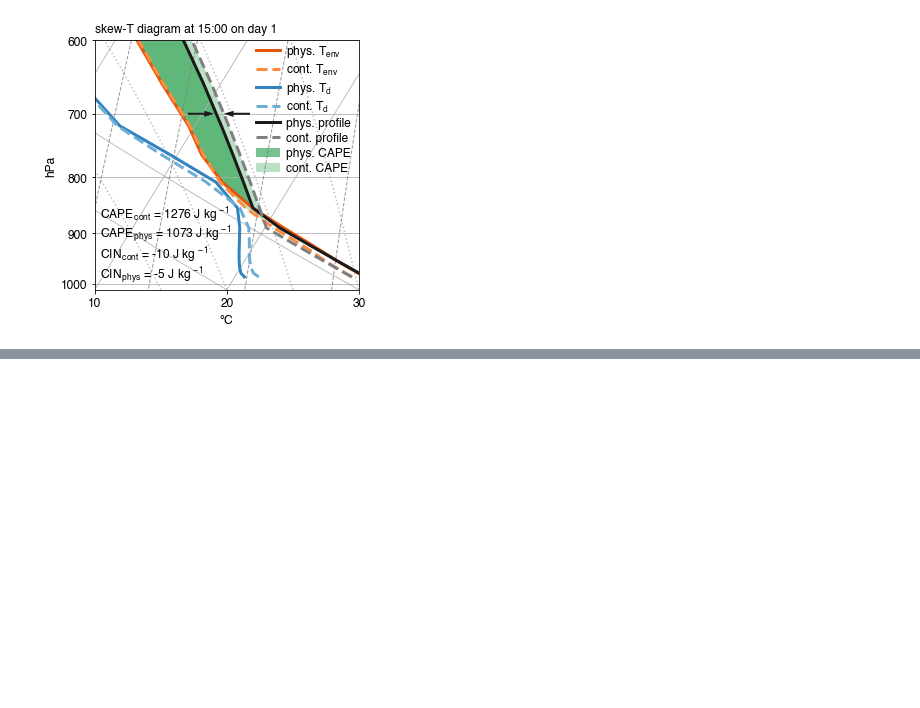
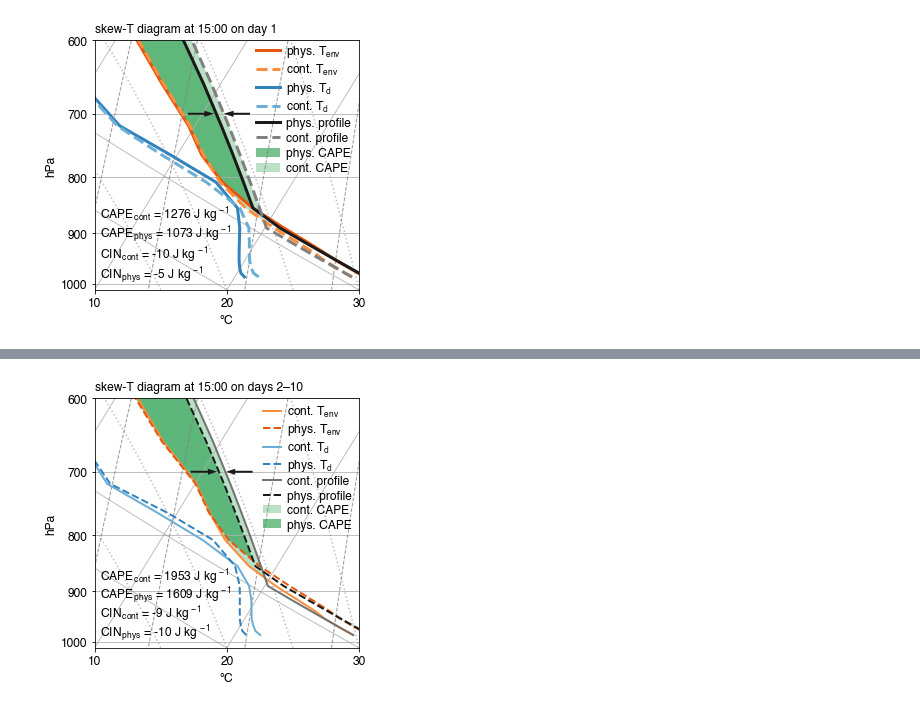
Before and after one commit to bairdlangenbrunner/amazon-phys-response-paper, a Jupyter notebook: scripts/MAIN_figure06_skewT_diagram.ipynb, the cells around one changed output, grey strips where cells are left out. Cells and saved outputs as stored; diff of their text form; code cells hidden in the pictures; blank space fills up the shorter version.

```diff
--- a/scripts/MAIN_figure06_skewT_diagram.ipynb
+++ b/scripts/MAIN_figure06_skewT_diagram.ipynb
@@ -462,0 +467,6 @@ fig.savefig('figures/manuscript_both_cape_skewT_hour'+str(hour-4)+'_zoom_amazon_
+# %%
+time_datetimes = pandas.to_datetime([i.decode('utf-8') for i in time], format = '%Y-%m-%d_%H:%M:%S')
+time_datetimes_andes = time_datetimes+datetime.timedelta(hours=-5)
+time_datetimes_amazon = time_datetimes+datetime.timedelta(hours=-4)
+# %%
+hour_indices = [t.hour in [15] and t.day in range(2,11) for t in time_datetimes_amazon]
@@ -462,0 +498,86 @@ fig.savefig('figures/manuscript_both_cape_skewT_hour'+str(hour-4)+'_zoom_amazon_
+# %%
+fontsize=12
+hour = 19
+
+skewt_plot = metpy.plots.SkewT()
+
+
+skewt_plot.plot(ptot_latlon_subset_timemean/100., tk_400_latlon_afternoon-273.15, lw=2, label='cont. T$_{env}$', ls='-', c=color_list[1])
+skewt_plot.plot(ptot_latlon_subset_timemean/100., tk_1000_latlon_afternoon-273.15, lw=2, label='phys. T$_{env}$', ls='--', c=color_list[0])
+skewt_plot.plot(ptot_latlon_subset_timemean/100., td_400_latlon_afternoon-273.15, lw=2, label='cont. T$_d$', ls='-', c=color_list[3])
+skewt_plot.plot(ptot_latlon_subset_timemean/100., td_1000_latlon_afternoon-273.15, lw=2, label='phys. T$_d$', ls='--', c=color_list[2])
+
+pprofile_400 = metpy.calc.parcel_profile(ptot_latlon_subset_timemean/100.*metpy.units.units.hPa, \
+                                         (tk_400_latlon_afternoon[0]-273.15)*metpy.units.units.degC, \
+                                         (td_400_latlon_afternoon[0]-273.15)*metpy.units.units.degC).to('degC')
+pprofile_1000 = metpy.calc.parcel_profile(ptot_latlon_subset_timemean/100.*metpy.units.units.hPa, \
+                                         (tk_1000_latlon_afternoon[0]-273.15)*metpy.units.units.degC, \
+                                         (td_1000_latlon_afternoon[0]-273.15)*metpy.units.units.degC).to('degC')
+
+skewt_plot.plot(ptot_latlon_subset_timemean/100., pprofile_400, label='cont. profile', c='0.45', lw=2, ls='-')
+skewt_plot.plot(ptot_latlon_subset_timemean/100., pprofile_1000, label='phys. profile', c='0.1', lw=2, ls='--')
+
+
+
+# fill in control and phys CAPE
+skewt_plot.shade_cape(ptot_latlon_subset_timemean/100.,\
+                      tk_400_latlon_afternoon-273.15,\
+                      numpy.array(pprofile_400),\
+                      edgecolor='None',facecolor=matplotlib.cm.tab20c(8/20),alpha=0.333,\
+                      label='cont. CAPE')
+skewt_plot.shade_cape(ptot_latlon_subset_timemean/100.,\
+                      tk_1000_latlon_afternoon-273.15,\
+                      numpy.array(pprofile_1000),\
+                      edgecolor='None',facecolor=matplotlib.cm.tab20c(8/20),alpha=0.666,\
+                      label='phys. CAPE')
+
+skewt_plot.ax.set_ylim(1013.25,600)
+skewt_plot.ax.set_xlim(10,30)
+
+fig = mp.gcf()
+fig.set_size_inches(4.45,4.25)
+fig.tight_layout()
+
+skewt_plot.ax.tick_params(labelsize=fontsize)
+skewt_plot.ax.set_ylabel('hPa', fontsize=fontsize)
+skewt_plot.ax.set_xlabel('$\degree$C', fontsize=fontsize)
+
+skewt_plot.plot_dry_adiabats(color='0.5',linewidth=1,linestyle='-')
+skewt_plot.plot_moist_adiabats(color='0.5',linestyle=':')
+skewt_plot.plot_mixing_lines(color='0.5',linestyle='--',lw=1)
+
+handles, labels = skewt_plot.ax.get_legend_handles_labels()
+skewt_plot.ax.legend(handles, labels, fontsize=fontsize, scatterpoints=1, \
+                     bbox_to_anchor=(0.625,0.99), \
+                     bbox_transform=skewt_plot.ax.transAxes, loc='upper left', \
+                     borderaxespad=0, labelspacing=0.2, fancybox=False, \
+                     edgecolor='0', framealpha=0, borderpad=0.25, \
+                     columnspacing=0.5, handletextpad=0.5, markerscale=1, handlelength=1.5)
+
+skewt_plot.ax.text(s='skew-T diagram at 15:00 on days 2–10',\
+                  x=0,y=1.02,\
+                  transform=skewt_plot.ax.transAxes,\
+                  ha='left',va='bottom', fontsize=fontsize)
+
+skewt_plot.ax.annotate("",xy=(11.8,700), \
+                       xycoords='data',\
+                       xytext=(13.8, 700), \
+                       textcoords='data',\
+                       arrowprops=dict(facecolor='0.1',ec='None',width=2,headwidth=6,headlength=9))
+
+skewt_plot.ax.annotate("",xy=(11.1,700), \
+                       xycoords='data',\
+                       xytext=(9.1, 700), \
+                       textcoords='data',\
+                       arrowprops=dict(facecolor='0.1',ec='None',width=2,headwidth=6,headlength=9))
+
+CAPE_CIN_text = 'CAPE$_{\,cont}$ = '+'{:.0f}'.format(numpy.array(cape_400[0]))+' J kg$^{\,-1}$\n'\
+                'CAPE$_{\,phys}$ = '+'{:.0f}'.format(numpy.array(cape_1000[0]))+' J kg$^{\,-1}$\n'\
+                'CIN$_{\,cont}$ = '+'{:.0f}'.format(numpy.array(cape_400[1]))+' J kg$^{\,-1}$\n'\
+                'CIN$_{\,phys}$ = '+'{:.0f}'.format(numpy.array(cape_1000[1]))+' J kg$^{\,-1}$'
+skewt_plot.ax.text(s=CAPE_CIN_text,x=0.02,y=0.02,ha='left',va='bottom',\
+                   transform=skewt_plot.ax.transAxes,fontsize=fontsize,linespacing=0.9)
+
+fig.savefig('../figures/MAIN_fig06.pdf', bbox_inches='tight', transparent=True)
+# %% [output]
+[figure, added]
```
Also changed, not shown: parts of 4 cells of this notebook, 26 other files.
